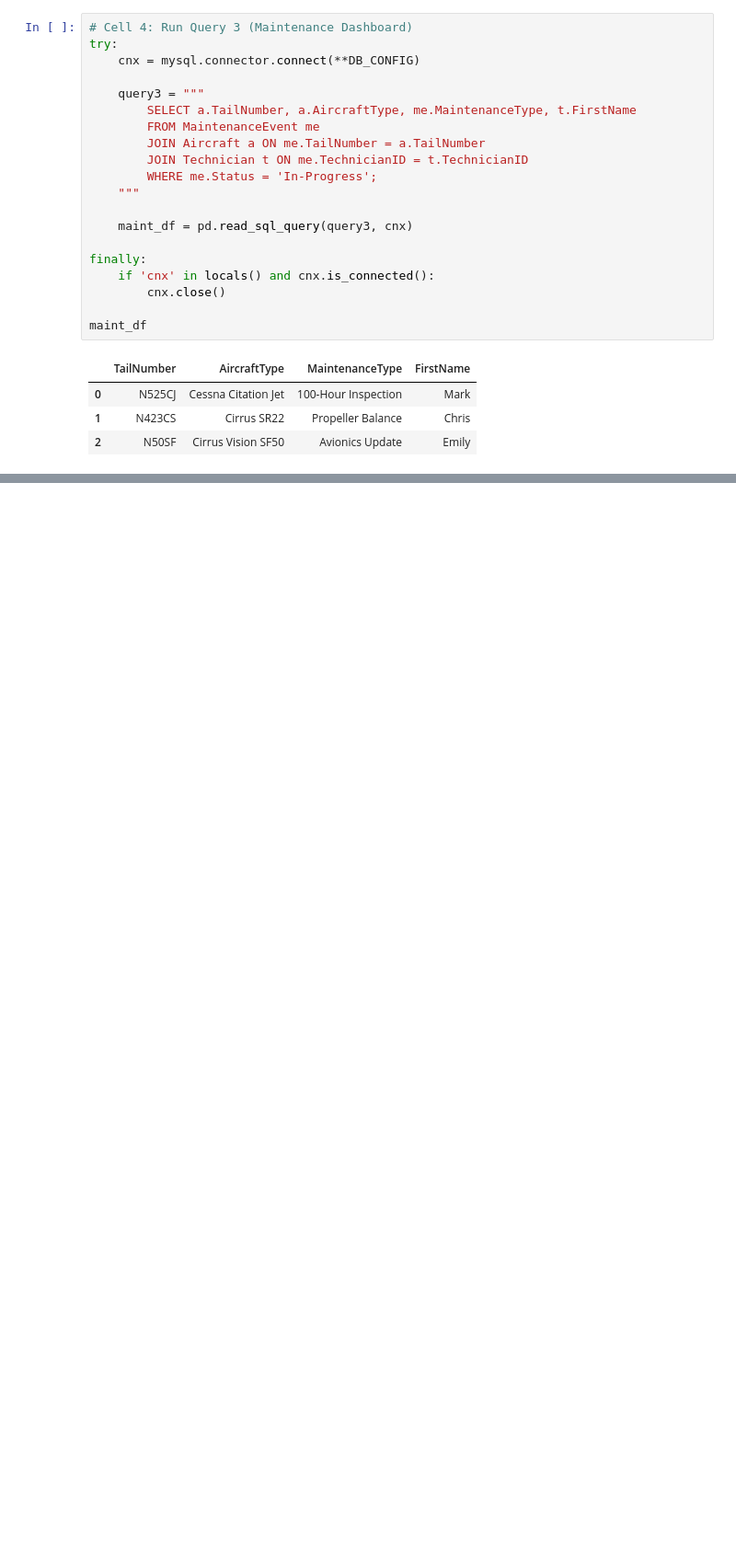
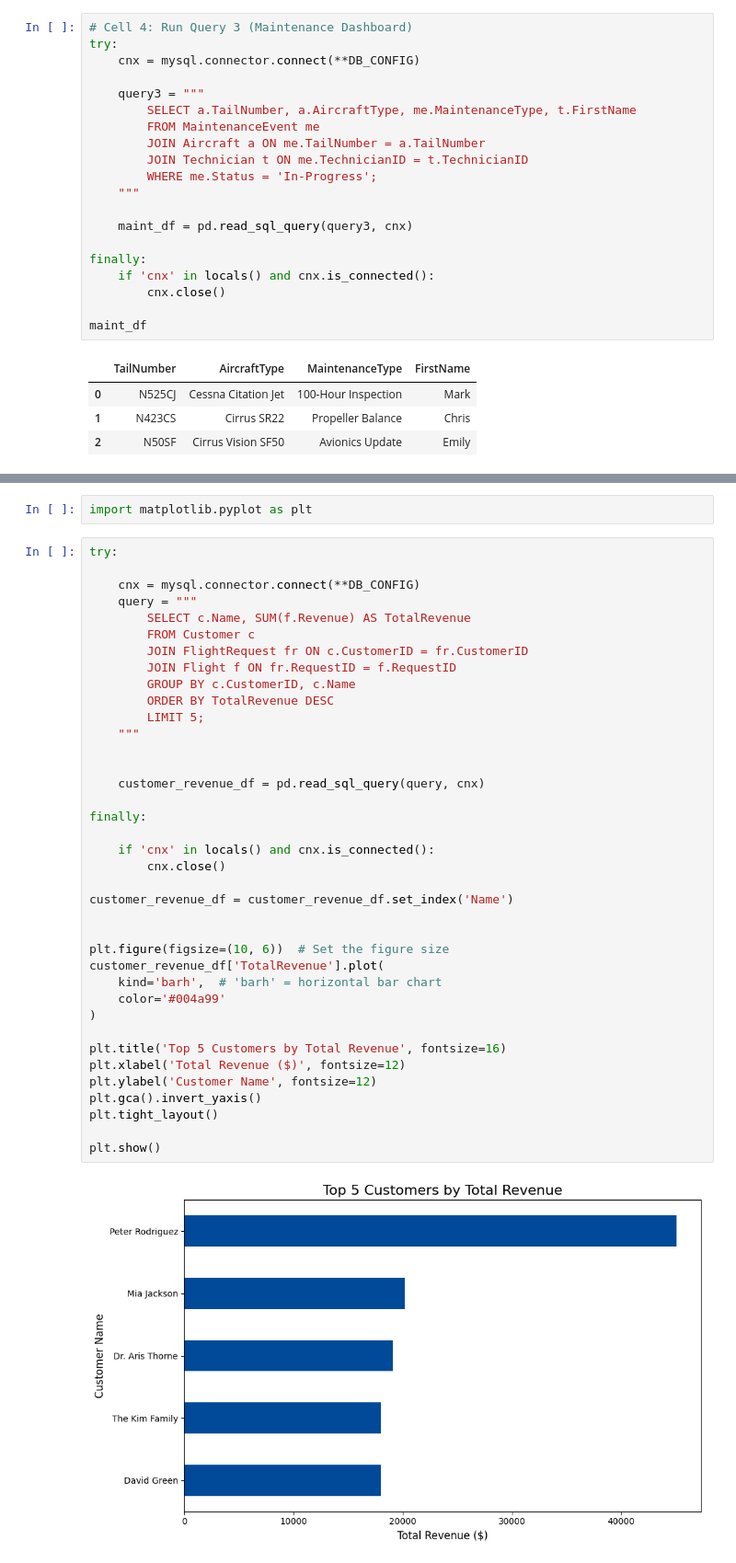
Before and after one commit to pilotbear-coder/DAE-Project, a Jupyter notebook: 6700 Big Bear Jet Python to MySQL/6700 Big Bear Jet Python to Sql.ipynb, the cells around one changed output, grey strips where cells are left out. Shown: that part at 92% size. Drawn from its saved outputs; the diff is of its cells as text; blank space fills up the shorter version.

```diff
--- a/6700 Big Bear Jet Python to MySQL/6700 Big Bear Jet Python to Sql.ipynb
+++ b/6700 Big Bear Jet Python to MySQL/6700 Big Bear Jet Python to Sql.ipynb
@@ -183,0 +202,42 @@ maint_df
+# %%
+import matplotlib.pyplot as plt
+# %%
+try:
+
+    cnx = mysql.connector.connect(**DB_CONFIG)
+    query = """
+        SELECT c.Name, SUM(f.Revenue) AS TotalRevenue
+        FROM Customer c
+        JOIN FlightRequest fr ON c.CustomerID = fr.CustomerID
+        JOIN Flight f ON fr.RequestID = f.RequestID
+        GROUP BY c.CustomerID, c.Name
+        ORDER BY TotalRevenue DESC
+        LIMIT 5;
+    """
+
+
+    customer_revenue_df = pd.read_sql_query(query, cnx)
+
+finally:
+
+    if 'cnx' in locals() and cnx.is_connected():
+        cnx.close()
+
+customer_revenue_df = customer_revenue_df.set_index('Name')
+
+
+plt.figure(figsize=(10, 6))  # Set the figure size
+customer_revenue_df['TotalRevenue'].plot(
+    kind='barh',  # 'barh' = horizontal bar chart
+    color='#004a99'
+)
+
+plt.title('Top 5 Customers by Total Revenue', fontsize=16)
+plt.xlabel('Total Revenue ($)', fontsize=12)
+plt.ylabel('Customer Name', fontsize=12)
+plt.gca().invert_yaxis()
+plt.tight_layout()
+
+plt.show()
+# %% [output]
+[figure, added]
```
Also changed, not shown: parts of 3 cells of this notebook.
